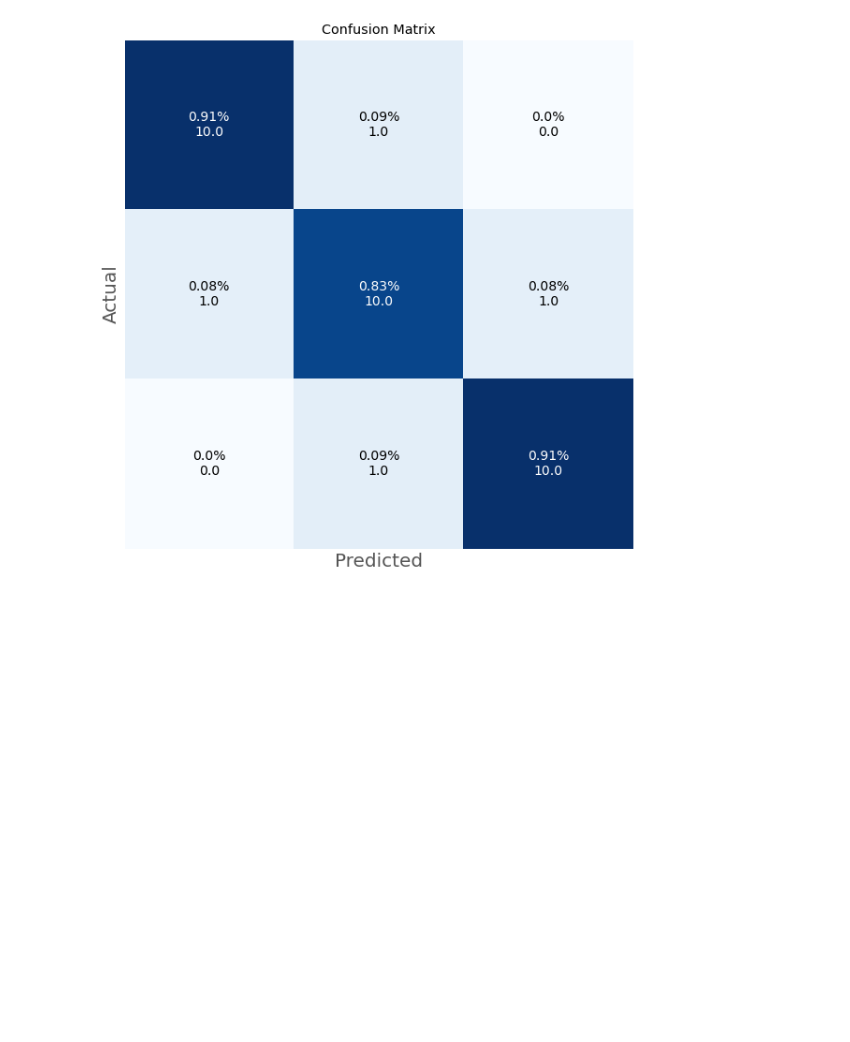
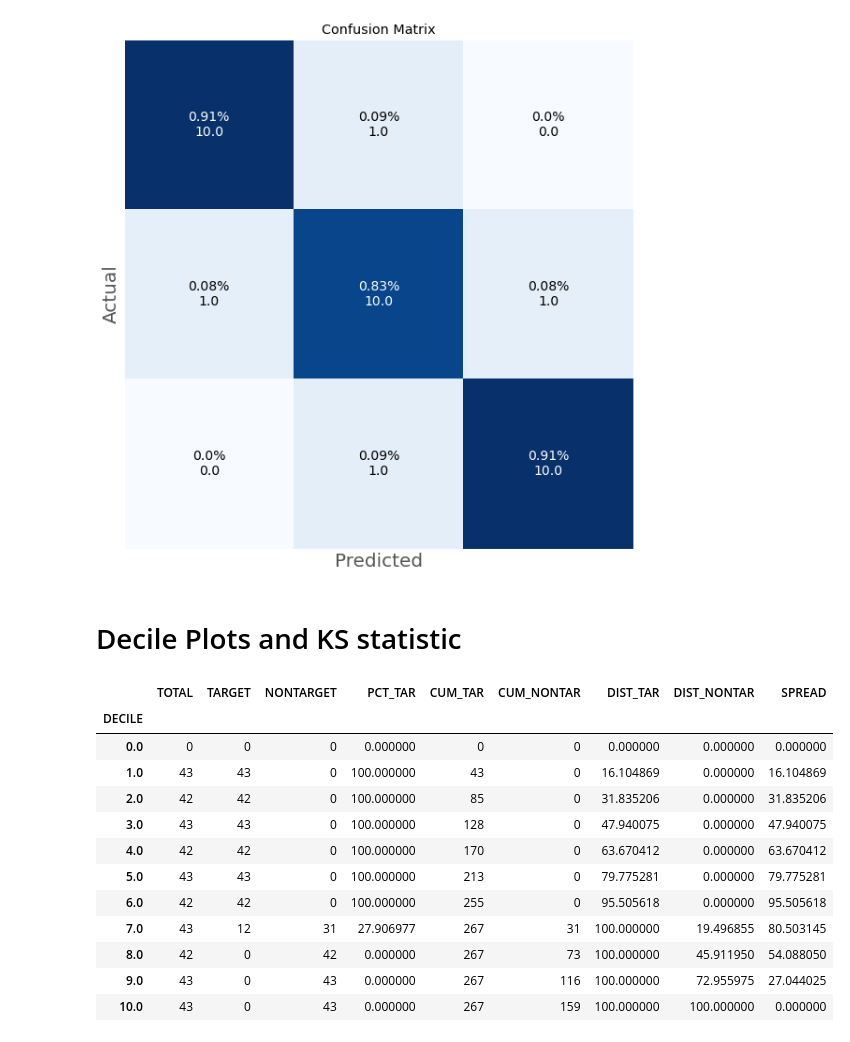
Before and after one commit to imanursar/Machine-Learning-Notes, a Jupyter notebook: Custom Function/Scoring Function.ipynb, the cells around one changed output. Cells and saved outputs as stored; diff of their text form; code cells hidden in the pictures; blank space fills up the shorter version.

```diff
--- a/Custom Function/Scoring Function.ipynb
+++ b/Custom Function/Scoring Function.ipynb
@@ -108,3 +126,23 @@ gen_cfmatrix = scoring.generalize_cfmatrix(cf_matrix, 6,labels=None)
 gen_cfmatrix = scoring.generalize_cfmatrix(cf_matrix, 3,labels=None)
 # %% [output]
 [figure]
+# %% [markdown]
+# Decile Plots and KS statistic
+# %%
+decile_train,decile_test = scoring.deciling_plot(models[0],X_train,y_train,X_test,y_test)
+# %%
+decile_train
+# %% [output]
+|  | TOTAL | TARGET | NONTARGET | PCT_TAR | CUM_TAR | CUM_NONTAR | DIST_TAR | DIST_NONTAR | SPREAD |
+| DECILE |  |  |  |  |  |  |  |  |  |
+| 0.0 | 0 | 0 | 0 | 0.000000 | 0 | 0 | 0.000000 | 0.000000 | 0.000000 |
+| 1.0 | 43 | 43 | 0 | 100.000000 | 43 | 0 | 16.104869 | 0.000000 | 16.104869 |
+| 2.0 | 42 | 42 | 0 | 100.000000 | 85 | 0 | 31.835206 | 0.000000 | 31.835206 |
+| 3.0 | 43 | 43 | 0 | 100.000000 | 128 | 0 | 47.940075 | 0.000000 | 47.940075 |
+| 4.0 | 42 | 42 | 0 | 100.000000 | 170 | 0 | 63.670412 | 0.000000 | 63.670412 |
+| 5.0 | 43 | 43 | 0 | 100.000000 | 213 | 0 | 79.775281 | 0.000000 | 79.775281 |
+| 6.0 | 42 | 42 | 0 | 100.000000 | 255 | 0 | 95.505618 | 0.000000 | 95.505618 |
+| 7.0 | 43 | 12 | 31 | 27.906977 | 267 | 31 | 100.000000 | 19.496855 | 80.503145 |
+| 8.0 | 42 | 0 | 42 | 0.000000 | 267 | 73 | 100.000000 | 45.911950 | 54.088050 |
+| 9.0 | 43 | 0 | 43 | 0.000000 | 267 | 116 | 100.000000 | 72.955975 | 27.044025 |
+| 10.0 | 43 | 0 | 43 | 0.000000 | 267 | 159 | 100.000000 | 100.000000 | 0.000000 |
```
Also changed, not shown: parts of 8 cells of this notebook.
